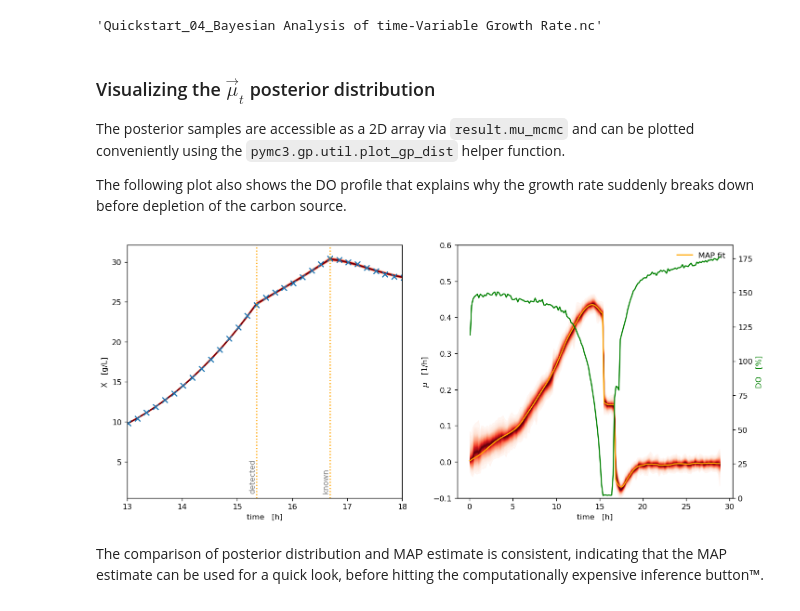
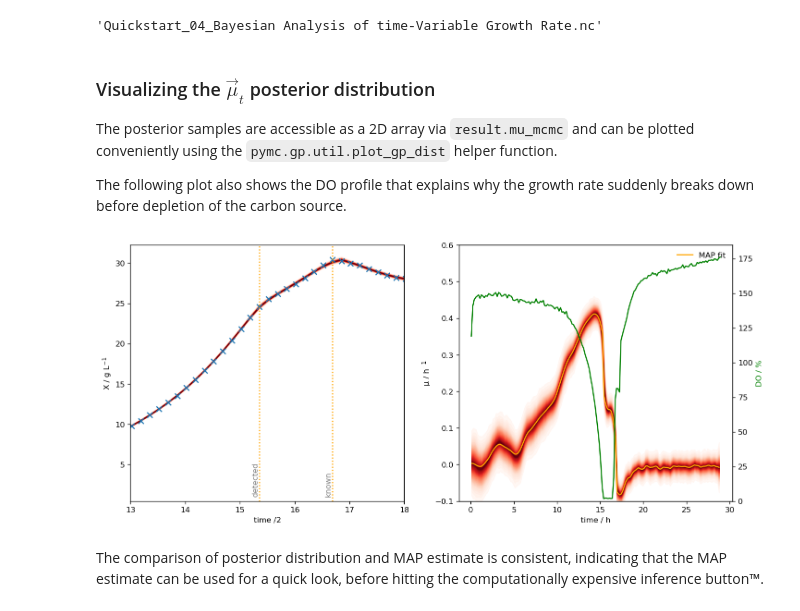
Before and after one commit to JuBiotech/bletl, a Jupyter notebook: notebooks/Quickstart_04_Bayesian Analysis of time-Variable Growth Rate.ipynb, the cells around one changed output. Drawn from its saved outputs; the diff is of its cells as text; code cells hidden in the pictures.

```diff
--- a/notebooks/Quickstart_04_Bayesian Analysis of time-Variable Growth Rate.ipynb
+++ b/notebooks/Quickstart_04_Bayesian Analysis of time-Variable Growth Rate.ipynb
@@ -33,7 +33,7 @@ _(*The experiment actually ran at 1300 rpm, but we don't have a calibration mode
 This example uses a BioLector Pro test dataset from `bletl`.
 The well `D06` that is analyzed was oxygen-limited in the late exponential phase.
 # %%
-cm_cdw = model.get_biomass_calibration()
+cm_cdw = models.get_biomass_calibration()
 # rename the dependent key for less clutter:
 cm_cdw.dependent_key = "BS3"
 calibr8.plot_model(cm_cdw)
@@ -180,13 +175,13 @@ result.idata.to_netcdf(f"Quickstart_04_Bayesian Analysis of time-Variable Growth
 'Quickstart_04_Bayesian Analysis of time-Variable Growth Rate.nc'
 # %% [markdown]
 ### Visualizing the $\vec{\mu}_t$ posterior distribution
-The posterior samples are accessible as a 2D array via `result.mu_mcmc` and can be plotted conveniently using the `pymc3.gp.util.plot_gp_dist` helper function.
+The posterior samples are accessible as a 2D array via `result.mu_mcmc` and can be plotted conveniently using the `pymc.gp.util.plot_gp_dist` helper function.
 
 The following plot also shows the DO profile that explains why the growth rate suddenly breaks down before depletion of the carbon source.
 # %%
 fig, (left, right) = pyplot.subplots(ncols=2, figsize=(14,6), dpi=120)
 
-pymc3.gp.util.plot_gp_dist(
+pm.gp.util.plot_gp_dist(
     ax=left,
     x=t,
     samples=result.x_mcmc,
@@ -194,48 +189,48 @@ pymc3.gp.util.plot_gp_dist(
 )
 left.scatter(t, cm_cdw.predict_independent(y), s=50, label="$y_{cal}$", marker="x")
 left.set(
-    ylabel="X   [g/L]",
-    xlabel="time   [h]",
+    ylabel="$\mathrm{X\ /\ g\ L ^{-1}}$",
+    xlabel="time /2",
 )
 # draw vertical lines at switchpoints
 for t_switch, label in result.switchpoints.items():
     left.axvline(t_switch, linestyle=":", color="orange", label=label)
     left.text(
         t_switch, 1,
         s=f"{label}\n",
         color="gray",
         rotation=90,
         horizontalalignment="center",
         verticalalignment="bottom",
     )
 
-pymc3.gp.util.plot_gp_dist(
+pm.gp.util.plot_gp_dist(
     ax=right,
-    x=t,
+    x=result.t_segments,
     samples=result.mu_mcmc,
     samples_alpha=0,
 )
-right.plot(t, result.mu_map, color="orange", label="MAP fit")
+right.plot(result.t_segments, result.mu_map, color="orange", label="MAP fit")
 right.set(
-    ylabel="$\mu$   [1/h]",
-    xlabel="time   [h]",
+    ylabel="$\mathrm{\mu\ /\ h^{-1}}$",
+    xlabel="time / h",
     ylim=(-0.1, 0.6),
 )
 right.legend(frameon=False)
 
 # plot the DO curve for comparison
 tdo, do = bldata["DO"].get_timeseries("D06")
 right2 = right.twinx()
 right2.plot(tdo, do, color="green")
 right2.set_ylim(0)
-right2.set_ylabel("DO   [%]", color="green")
+right2.set_ylabel("DO / %", color="green")
 
 # zoom in on the switchpoints
 left.set_xlim(13, 18)
 
 pyplot.show()
 # %% [output]
-[figure, old version]
+[figure, new version]
 # %% [markdown]
 The comparison of posterior distribution and MAP estimate is consistent, indicating that the MAP estimate can be used for a quick look, before hitting the computationally expensive inference button™.
 # %% [markdown]
```
Also changed, not shown: parts of 11 cells of this notebook, 2 other files.
